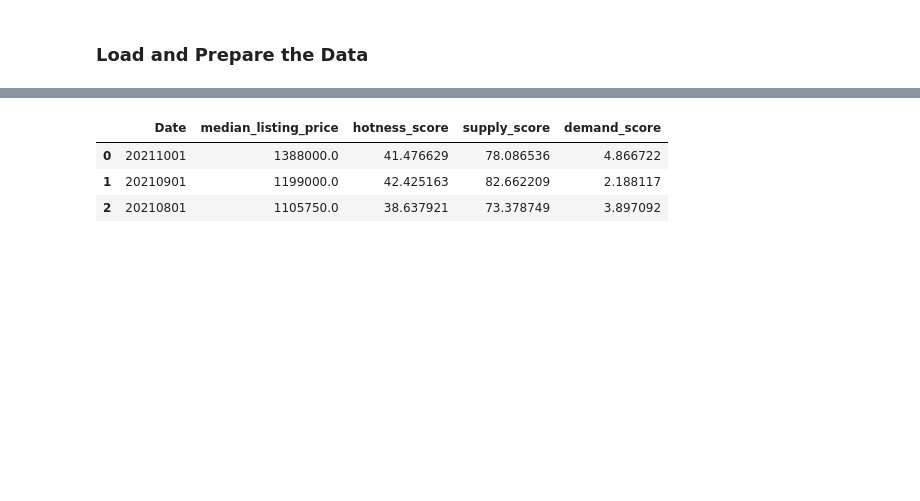
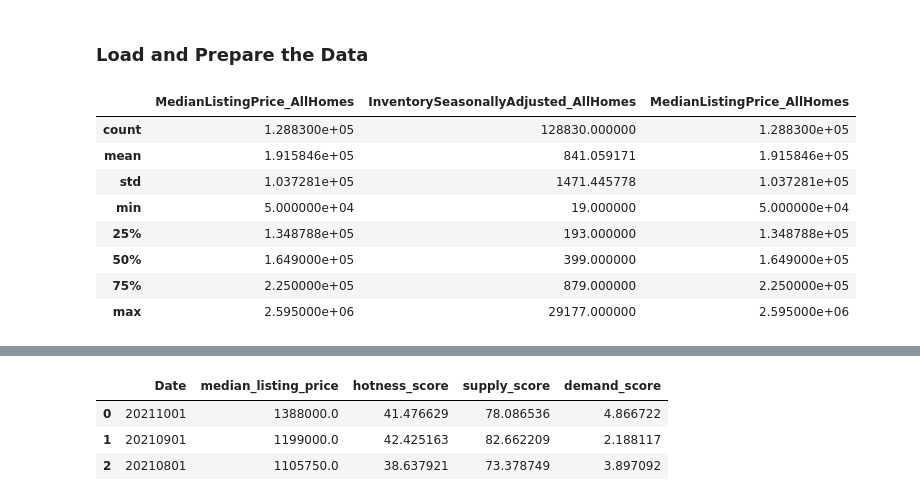
Before and after one commit to evantilu/6998_Adv_DL_project, a Jupyter notebook: reference project/notebook/forecast.ipynb, the cells around one changed output, grey strips where cells are left out. Cells and saved outputs as stored; diff of their text form; code cells hidden in the pictures; blank space fills up the shorter version.

```diff
--- a/reference project/notebook/forecast.ipynb
+++ b/reference project/notebook/forecast.ipynb
@@ -21,3 +21,21 @@ with open("../model/params.yaml", "r") as params_file:
 data_dir = params['data_dir']
 # %% [markdown]
 ### Load and Prepare the Data
+# %%
+'''Zillow data'''
+
+data = pd.read_csv('~/Downloads/zillow_data/County_time_series.csv')
+# data.head()
+data = data.loc[:, ['Date', 'MedianListingPrice_AllHomes', 'InventorySeasonallyAdjusted_AllHomes', 'MedianListingPrice_AllHomes']]
+data = data.dropna(axis='rows')
+data.describe()
+# %% [output]
+|  | MedianListingPrice_AllHomes | InventorySeasonallyAdjusted_AllHomes | MedianListingPrice_AllHomes |
+| count | 1.288300e+05 | 128830.000000 | 1.288300e+05 |
+| mean | 1.915846e+05 | 841.059171 | 1.915846e+05 |
+| std | 1.037281e+05 | 1471.445778 | 1.037281e+05 |
+| min | 5.000000e+04 | 19.000000 | 5.000000e+04 |
+| 25% | 1.348788e+05 | 193.000000 | 1.348788e+05 |
+| 50% | 1.649000e+05 | 399.000000 | 1.649000e+05 |
+| 75% | 2.250000e+05 | 879.000000 | 2.250000e+05 |
+| max | 2.595000e+06 | 29177.000000 | 2.595000e+06 |
```
Also changed, not shown: parts of 12 cells of this notebook, 3 other files.
